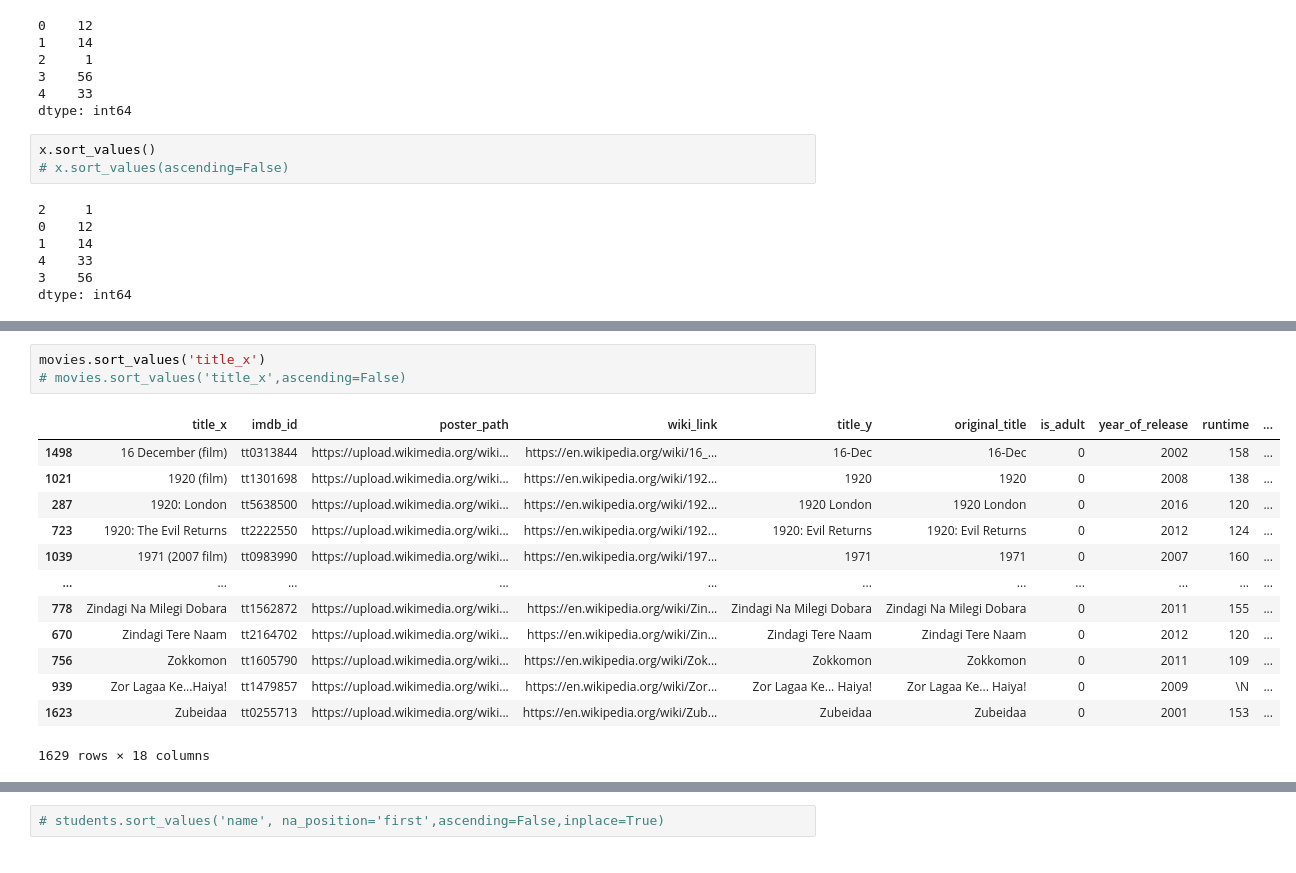
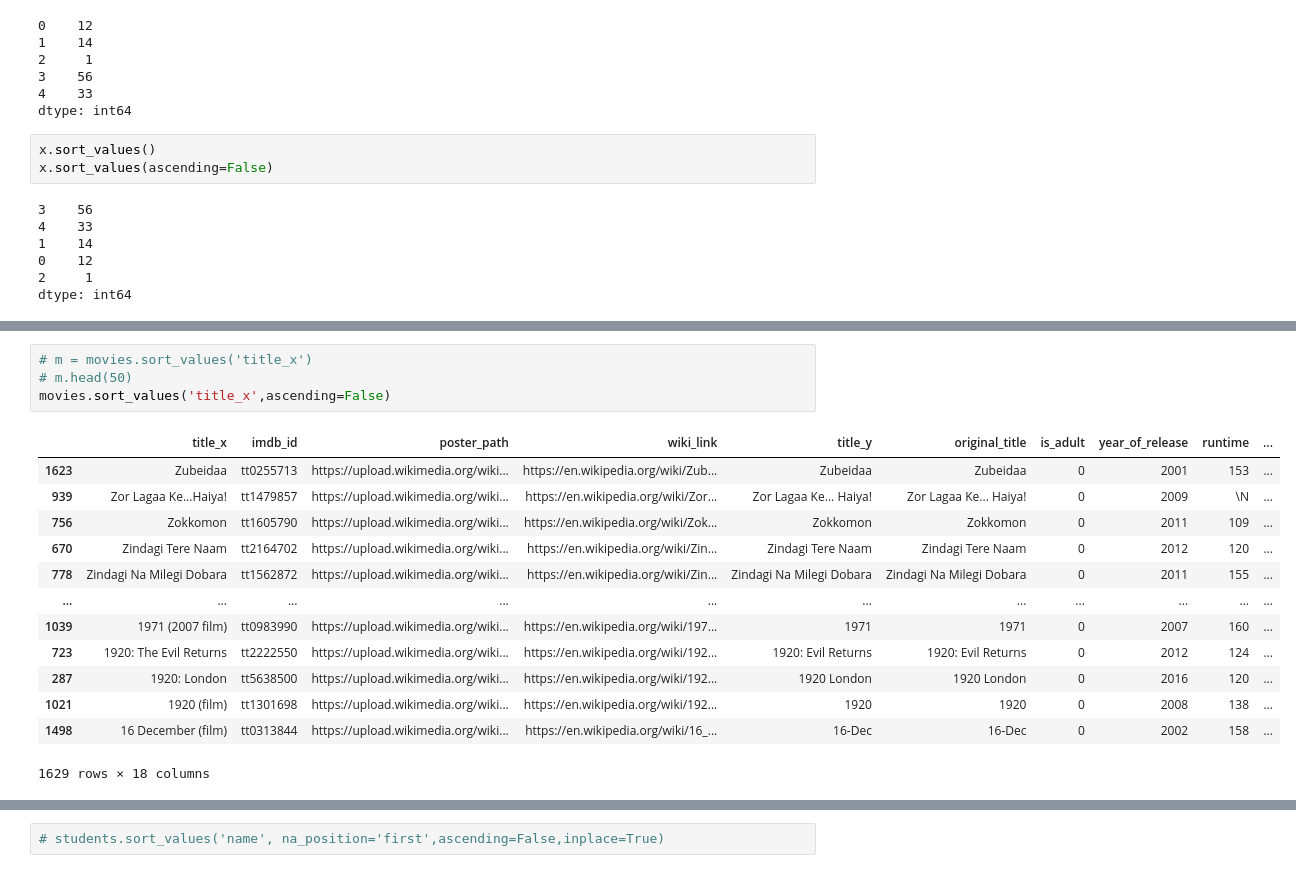
Before and after one commit to rahulkumar80026/Machine-Learning-Basic-to-Advanced, a Jupyter notebook: Pandas/Pandas3.ipynb, the cells around one changed output, grey strips where cells are left out. Saved outputs shown, nothing was run; the diff lists cells and outputs as text.

```diff
--- a/Pandas/Pandas3.ipynb
+++ b/Pandas/Pandas3.ipynb
@@ -137,13 +138,13 @@ x
 dtype: int64
 # %%
 x.sort_values()
-# x.sort_values(ascending=False)
+x.sort_values(ascending=False)
 # %% [output]
+3    56
+4    33
+1    14
+0    12
 2     1
-0    12
-1    14
-4    33
-3    56
 dtype: int64
 # %%
 movies = pd.read_csv("movies.csv")
@@ -156,21 +157,22 @@ movies.head()
 | 3 | Why Cheat India | tt8108208 | https://upload.wikimedia.org/wiki... | https://en.wikipedia.org/wiki/Why... | Why Cheat India | Why Cheat India | 0 | 2019 | 121 | ... |
 | 4 | Evening Shadows | tt6028796 | NaN | https://en.wikipedia.org/wiki/Eve... | Evening Shadows | Evening Shadows | 0 | 2018 | 102 | ... |
 # %%
-movies.sort_values('title_x')
-# movies.sort_values('title_x',ascending=False)
+# m = movies.sort_values('title_x')
+# m.head(50)
+movies.sort_values('title_x',ascending=False)
 # %% [output]
 |  | title_x | imdb_id | poster_path | wiki_link | title_y | original_title | is_adult | year_of_release | runtime | ... |
+| 1623 | Zubeidaa | tt0255713 | https://upload.wikimedia.org/wiki... | https://en.wikipedia.org/wiki/Zub... | Zubeidaa | Zubeidaa | 0 | 2001 | 153 | ... |
+| 939 | Zor Lagaa Ke...Haiya! | tt1479857 | https://upload.wikimedia.org/wiki... | https://en.wikipedia.org/wiki/Zor... | Zor Lagaa Ke... Haiya! | Zor Lagaa Ke... Haiya! | 0 | 2009 | \N | ... |
+| 756 | Zokkomon | tt1605790 | https://upload.wikimedia.org/wiki... | https://en.wikipedia.org/wiki/Zok... | Zokkomon | Zokkomon | 0 | 2011 | 109 | ... |
+| 670 | Zindagi Tere Naam | tt2164702 | https://upload.wikimedia.org/wiki... | https://en.wikipedia.org/wiki/Zin... | Zindagi Tere Naam | Zindagi Tere Naam | 0 | 2012 | 120 | ... |
+| 778 | Zindagi Na Milegi Dobara | tt1562872 | https://upload.wikimedia.org/wiki... | https://en.wikipedia.org/wiki/Zin... | Zindagi Na Milegi Dobara | Zindagi Na Milegi Dobara | 0 | 2011 | 155 | ... |
+| ... | ... | ... | ... | ... | ... | ... | ... | ... | ... | ... |
+| 1039 | 1971 (2007 film) | tt0983990 | https://upload.wikimedia.org/wiki... | https://en.wikipedia.org/wiki/197... | 1971 | 1971 | 0 | 2007 | 160 | ... |
+| 723 | 1920: The Evil Returns | tt2222550 | https://upload.wikimedia.org/wiki... | https://en.wikipedia.org/wiki/192... | 1920: Evil Returns | 1920: Evil Returns | 0 | 2012 | 124 | ... |
+| 287 | 1920: London | tt5638500 | https://upload.wikimedia.org/wiki... | https://en.wikipedia.org/wiki/192... | 1920 London | 1920 London | 0 | 2016 | 120 | ... |
+| 1021 | 1920 (film) | tt1301698 | https://upload.wikimedia.org/wiki... | https://en.wikipedia.org/wiki/192... | 1920 | 1920 | 0 | 2008 | 138 | ... |
 | 1498 | 16 December (film) | tt0313844 | https://upload.wikimedia.org/wiki... | https://en.wikipedia.org/wiki/16_... | 16-Dec | 16-Dec | 0 | 2002 | 158 | ... |
-| 1021 | 1920 (film) | tt1301698 | https://upload.wikimedia.org/wiki... | https://en.wikipedia.org/wiki/192... | 1920 | 1920 | 0 | 2008 | 138 | ... |
-| 287 | 1920: London | tt5638500 | https://upload.wikimedia.org/wiki... | https://en.wikipedia.org/wiki/192... | 1920 London | 1920 London | 0 | 2016 | 120 | ... |
-| 723 | 1920: The Evil Returns | tt2222550 | https://upload.wikimedia.org/wiki... | https://en.wikipedia.org/wiki/192... | 1920: Evil Returns | 1920: Evil Returns | 0 | 2012 | 124 | ... |
-| 1039 | 1971 (2007 film) | tt0983990 | https://upload.wikimedia.org/wiki... | https://en.wikipedia.org/wiki/197... | 1971 | 1971 | 0 | 2007 | 160 | ... |
-| ... | ... | ... | ... | ... | ... | ... | ... | ... | ... | ... |
-| 778 | Zindagi Na Milegi Dobara | tt1562872 | https://upload.wikimedia.org/wiki... | https://en.wikipedia.org/wiki/Zin... | Zindagi Na Milegi Dobara | Zindagi Na Milegi Dobara | 0 | 2011 | 155 | ... |
-| 670 | Zindagi Tere Naam | tt2164702 | https://upload.wikimedia.org/wiki... | https://en.wikipedia.org/wiki/Zin... | Zindagi Tere Naam | Zindagi Tere Naam | 0 | 2012 | 120 | ... |
-| 756 | Zokkomon | tt1605790 | https://upload.wikimedia.org/wiki... | https://en.wikipedia.org/wiki/Zok... | Zokkomon | Zokkomon | 0 | 2011 | 109 | ... |
-| 939 | Zor Lagaa Ke...Haiya! | tt1479857 | https://upload.wikimedia.org/wiki... | https://en.wikipedia.org/wiki/Zor... | Zor Lagaa Ke... Haiya! | Zor Lagaa Ke... Haiya! | 0 | 2009 | \N | ... |
-| 1623 | Zubeidaa | tt0255713 | https://upload.wikimedia.org/wiki... | https://en.wikipedia.org/wiki/Zub... | Zubeidaa | Zubeidaa | 0 | 2001 | 153 | ... |
 1629 rows × 18 columns
 # %%
 students =  pd.DataFrame(
```
Also changed, not shown: parts of 24 cells of this notebook, 3 other files.
